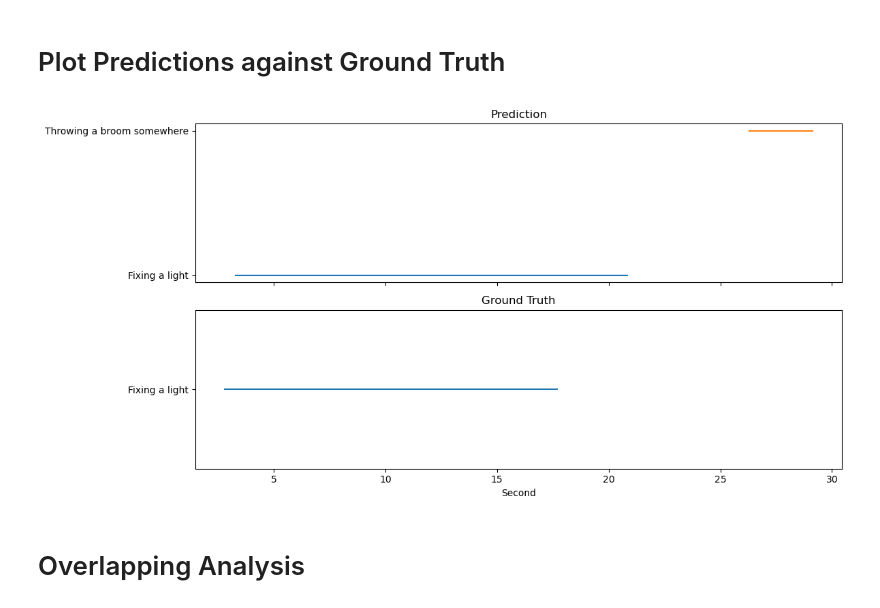
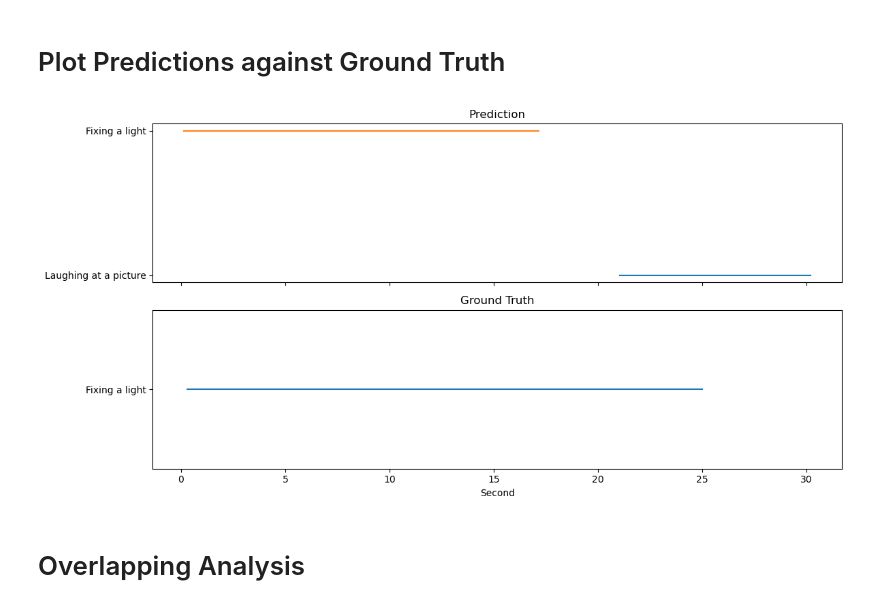
Before and after one commit to dangtna1/THUMOS-14_TAD, a Jupyter notebook: notebooks/charades_analysis.ipynb, the cells around one changed output. Saved outputs shown, nothing was run; the diff lists cells and outputs as text; code cells hidden in the pictures.

Commit message:
analyze charades dataset

```diff
--- a/notebooks/charades_analysis.ipynb
+++ b/notebooks/charades_analysis.ipynb
@@ -77,17 +70,5 @@ with open('../data/charades/annotations/sample_charades.json', 'w') as f:
 # %%
-with open('../data/charades/annotations/sample_charades.json', 'r') as f:
-  sample_gt = json.load(f)
-
-sample_rows_gt = []
-for video_id, info in sample_gt['database'].items():
-  for s in info['annotations']:
-    sample_rows_gt.append({
-      'video_id': video_id,
-      'start': s['segment'][0],
-      'end': s['segment'][1],
-      'label': s['label']
-    })
-
-sample_gt_df = pd.DataFrame(sample_rows_gt)
-sample_gt_df.head()
+least_sample_gt_df = load_gt("../data/charades/annotations/least_sample_charades.json")
+print(least_sample_gt_df.shape)
+least_sample_gt_df.head()
 # %% [output]
@@ -139,29 +131,29 @@ predictions_df.shape
 # %% [markdown]
 # Plot Predictions against Ground Truth
 # %%
-video_id = "0O6RK"
+video_id = "G2JR9"
 confidence_threshold = 0.04
 
 # predictions for the video
 predicted_video = predictions_df[(predictions_df['video_id'] == video_id) & (predictions_df['score'] > confidence_threshold)]
 # ground truth for the video
 video = gt_df_sample[gt_df_sample['video_id'] == video_id]
 
 # Plot predictions against ground truth
 fig, ax = plt.subplots(2, 1, figsize=(12, 6), sharex=True)
 
 for _, row in predicted_video.iterrows():
   ax[0].plot([row['start'], row['end']], [row['label']] * 2)
 ax[0].set_title('Prediction')
 
 for _, row in video.iterrows():
   ax[1].plot([row['start'], row['end']], [row['label']] * 2)
 ax[1].set_title('Ground Truth')
 
 plt.xlabel('Second')
 plt.tight_layout()
 plt.show()
 # %% [output]
-[figure, old version]
+[figure, new version]
 # %% [markdown]
 # Overlapping Analysis
```
Also changed, not shown: parts of 16 cells of this notebook.
